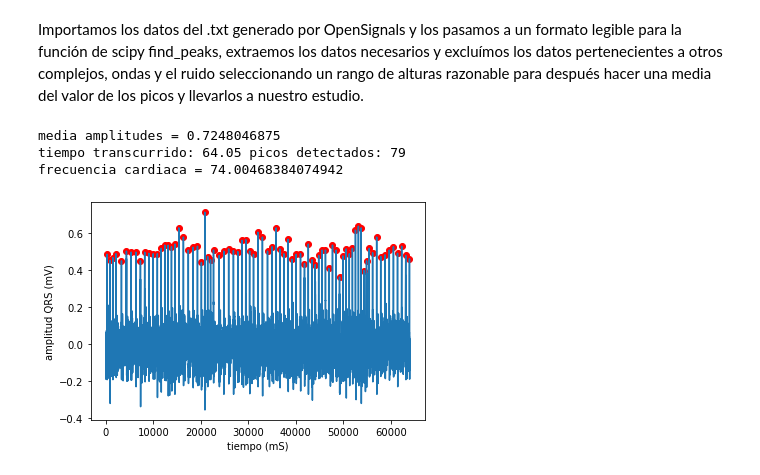
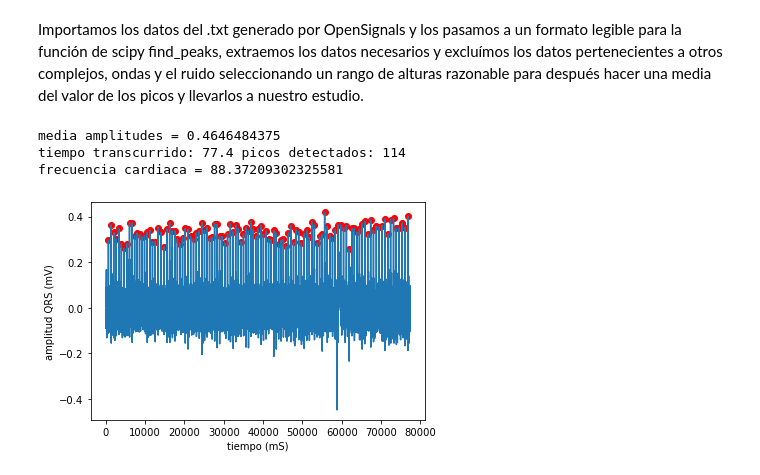
Before and after one commit to sergiogolaya/qrs_complex_detection, a Jupyter notebook: procesado_ecg.ipynb, the cells around one changed output. Cells and saved outputs as stored; diff of their text form; code cells hidden in the pictures.

```diff
--- a/procesado_ecg.ipynb
+++ b/procesado_ecg.ipynb
@@ -28,23 +31,23 @@ def conversor (data):
         datos[i] = ((((data[i]/(pow(2,n)))-(1/2))*VCC)/Gecg)*1000
     return datos
 # %%
-acq = OpenSignalsReader('paciente_33.txt')
+acq = OpenSignalsReader('paciente_60.txt')
 data = acq.raw('ECG') #valores que toma el ECG
 
 converted_data = conversor(data[:]) #datos en mV
 peaks, _ = find_peaks(converted_data,height=[0.0,2.0],prominence = 0.35,distance = 300) #posición de los picos del ECG
 alturas = findHeight(converted_data,peaks)
 print('media amplitudes = ' + str(np.mean(alturas))) #media de las amplitudes del complejo QRS del ECG
 
 print('tiempo transcurrido: ' + str(converted_data.size/1000) + ' picos detectados: ' + str(peaks.size)) #intervalo de tiempo (S) en el que se realizó el experimento y picos válidos para el estudio
 print('frecuencia cardiaca = ' + str((peaks.size/(converted_data.size/1000))*60)) #frecuencia cardiaca
 values = converted_data[peaks] #valores de los picos del ECG
 plt.xlabel('tiempo (mS)')
 plt.ylabel('amplitud QRS (mV)')
 plt.plot(peaks,values, "or",); plt.plot(converted_data);
 plt.show()
 # %% [output]
-media amplitudes = 0.7248046875
-tiempo transcurrido: 64.05 picos detectados: 79
-frecuencia cardiaca = 74.00468384074942
+media amplitudes = 0.4646484375
+tiempo transcurrido: 77.4 picos detectados: 114
+frecuencia cardiaca = 88.37209302325581
-[figure, old version]
+[figure, new version]
```
Also changed, not shown: parts of 2 cells of this notebook.
